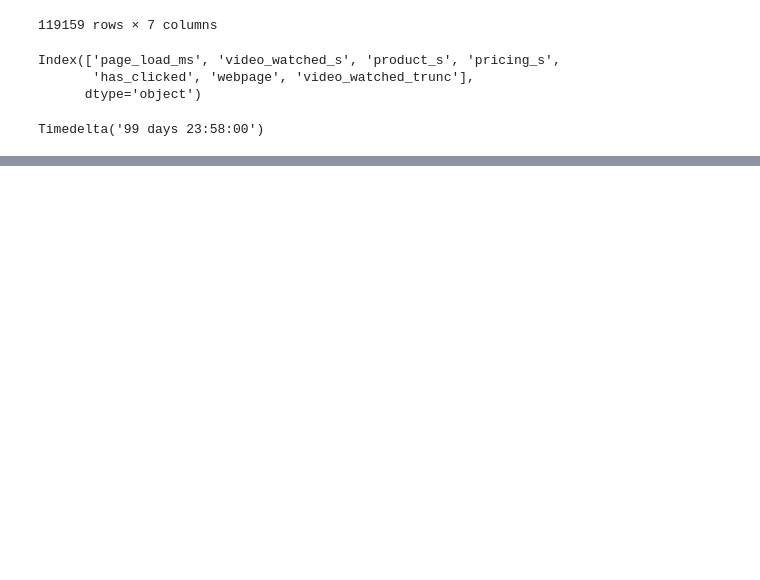
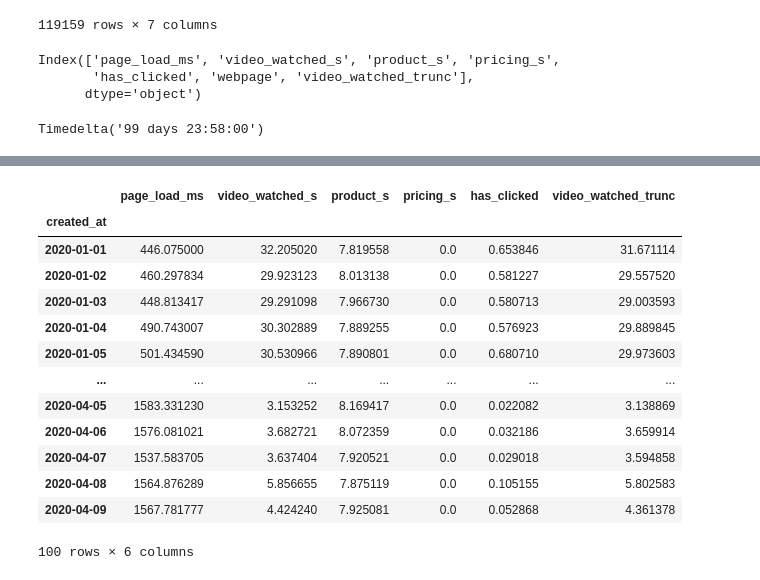
Before and after one commit to DS-Popeye/Analyzing-Synthetic-Web-Traffic-Dataset, a Jupyter notebook: Analyzing Synthetic Web Traffic Dataset.ipynb, the cells around one changed output, grey strips where cells are left out. Drawn from its saved outputs; the diff is of its cells as text; code cells hidden in the pictures; blank space fills up the shorter version.

```diff
--- a/Analyzing Synthetic Web Traffic Dataset.ipynb
+++ b/Analyzing Synthetic Web Traffic Dataset.ipynb
@@ -202,0 +237,19 @@ print(viewsB["has_clicked"].mean())
+# %%
+daily_viewsA = get_daily_stats(viewsA)
+daily_viewsB = get_daily_stats(viewsB)
+daily_viewsA
+# %% [output]
+|  | page_load_ms | video_watched_s | product_s | pricing_s | has_clicked | video_watched_trunc |
+| created_at |  |  |  |  |  |  |
+| 2020-01-01 | 446.075000 | 32.205020 | 7.819558 | 0.0 | 0.653846 | 31.671114 |
+| 2020-01-02 | 460.297834 | 29.923123 | 8.013138 | 0.0 | 0.581227 | 29.557520 |
+| 2020-01-03 | 448.813417 | 29.291098 | 7.966730 | 0.0 | 0.580713 | 29.003593 |
+| 2020-01-04 | 490.743007 | 30.302889 | 7.889255 | 0.0 | 0.576923 | 29.889845 |
+| 2020-01-05 | 501.434590 | 30.530966 | 7.890801 | 0.0 | 0.680710 | 29.973603 |
+| ... | ... | ... | ... | ... | ... | ... |
+| 2020-04-05 | 1583.331230 | 3.153252 | 8.169417 | 0.0 | 0.022082 | 3.138869 |
+| 2020-04-06 | 1576.081021 | 3.682721 | 8.072359 | 0.0 | 0.032186 | 3.659914 |
+| 2020-04-07 | 1537.583705 | 3.637404 | 7.920521 | 0.0 | 0.029018 | 3.594858 |
+| 2020-04-08 | 1564.876289 | 5.856655 | 7.875119 | 0.0 | 0.105155 | 5.802583 |
+| 2020-04-09 | 1567.781777 | 4.424240 | 7.925081 | 0.0 | 0.052868 | 4.361378 |
+100 rows × 6 columns
```
Also changed, not shown: parts of 23 cells of this notebook.
